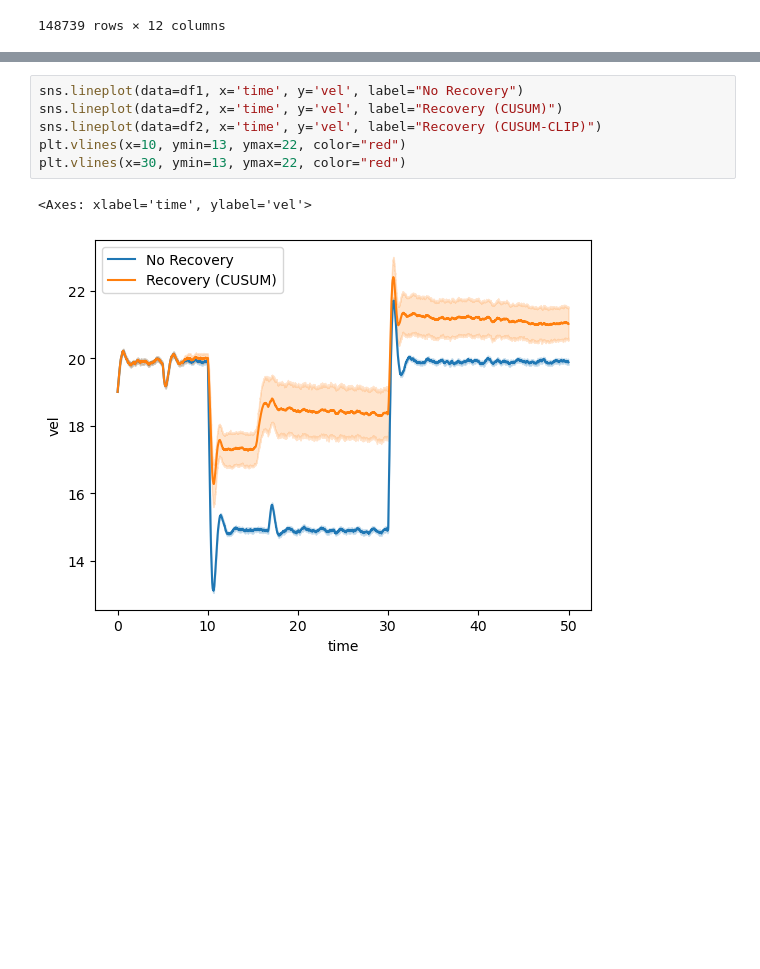
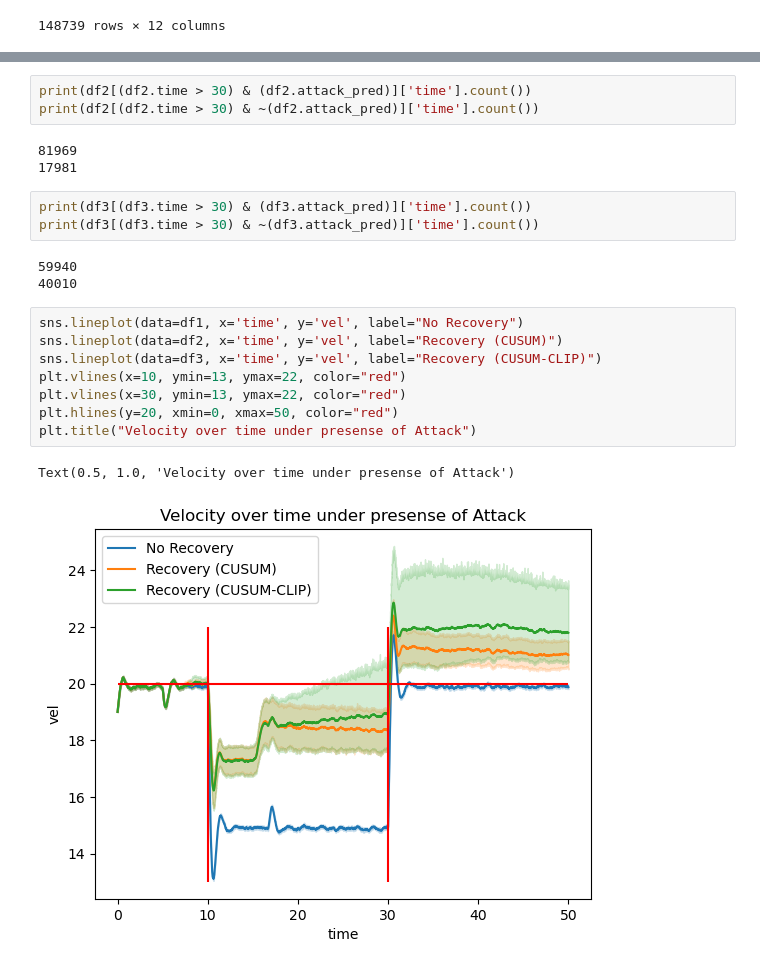
Before and after one commit to axel99andersson/control-systems-lib, a Jupyter notebook: eda.ipynb, the cells around one changed output, grey strips where cells are left out. Saved outputs shown, nothing was run; the diff lists cells and outputs as text; blank space fills up the shorter version.

Commit message:
analysis of cusum parameters

```diff
--- a/eda.ipynb
+++ b/eda.ipynb
@@ -715,9 +731,23 @@ df2[df2.attack_pred]
+# %%
+print(df2[(df2.time > 30) & (df2.attack_pred)]['time'].count())
+print(df2[(df2.time > 30) & ~(df2.attack_pred)]['time'].count())
+# %% [output]
+81969
+17981
+# %%
+print(df3[(df3.time > 30) & (df3.attack_pred)]['time'].count())
+print(df3[(df3.time > 30) & ~(df3.attack_pred)]['time'].count())
+# %% [output]
+59940
+40010
 # %%
 sns.lineplot(data=df1, x='time', y='vel', label="No Recovery")
 sns.lineplot(data=df2, x='time', y='vel', label="Recovery (CUSUM)")
-sns.lineplot(data=df2, x='time', y='vel', label="Recovery (CUSUM-CLIP)")
+sns.lineplot(data=df3, x='time', y='vel', label="Recovery (CUSUM-CLIP)")
 plt.vlines(x=10, ymin=13, ymax=22, color="red")
 plt.vlines(x=30, ymin=13, ymax=22, color="red")
+plt.hlines(y=20, xmin=0, xmax=50, color="red")
+plt.title("Velocity over time under presense of Attack")
 # %% [output]
-<Axes: xlabel='time', ylabel='vel'>
+Text(0.5, 1.0, 'Velocity over time under presense of Attack')
-[figure, old version]
+[figure, new version]
```
Also changed, not shown: parts of 39 cells of this notebook, 1 other file.
